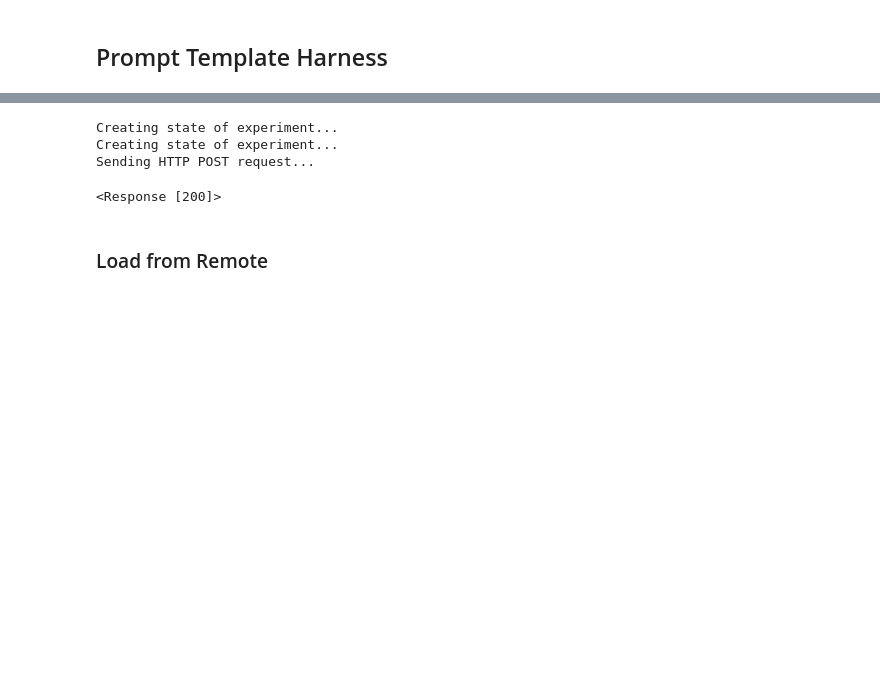
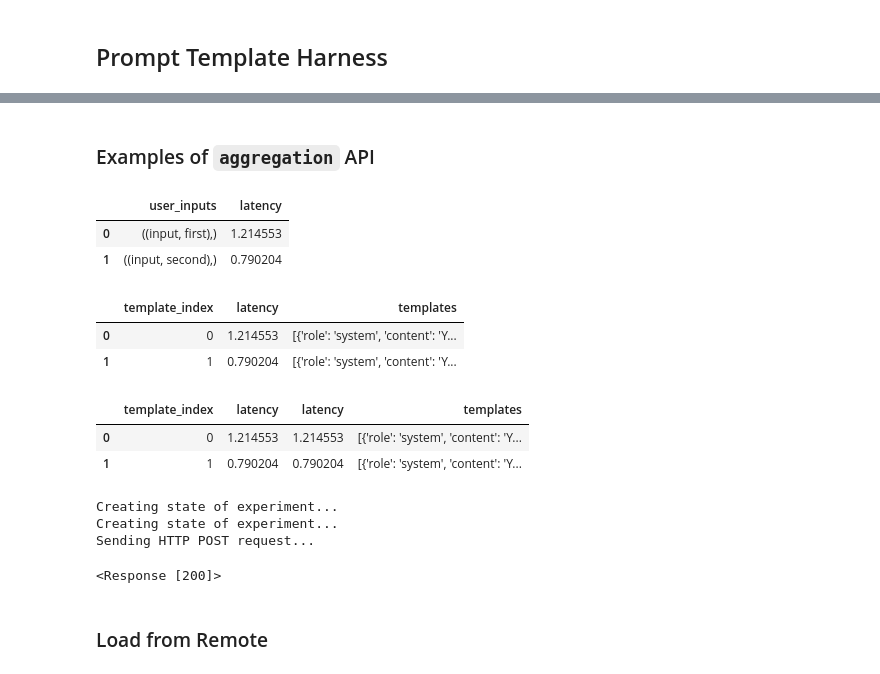
Before and after one commit to hegelai/prompttools, a Jupyter notebook: examples/notebooks/remote/Saving_and_Loading_ExperimentHarness_to_Remote.ipynb, the cells around one changed output, grey strips where cells are left out. Drawn from its saved outputs; the diff is of its cells as text; code cells hidden in the pictures; blank space fills up the shorter version.

Commit message:
Updating harness examples

```diff
--- a/examples/notebooks/remote/Saving_and_Loading_ExperimentHarness_to_Remote.ipynb
+++ b/examples/notebooks/remote/Saving_and_Loading_ExperimentHarness_to_Remote.ipynb
@@ -41,3 +41,26 @@ harness.visualize()
+# %% [markdown]
+### Examples of `aggregation` API
+# %%
+agg_df = harness.aggregate(groupby_column='user_inputs', aggregate_columns='latency', method='mean')
+agg_df
+# %% [output]
+|  | user_inputs | latency |
+| 0 | ((input, first),) | 1.214553 |
+| 1 | ((input, second),) | 0.790204 |
+# %%
+agg_df = harness.aggregate(groupby_column='templates', aggregate_columns='latency', method='mean')
+agg_df
+# %% [output]
+|  | template_index | latency | templates |
+| 0 | 0 | 1.214553 | [{'role': 'system', 'content': 'Y... |
+| 1 | 1 | 0.790204 | [{'role': 'system', 'content': 'Y... |
+# %%
+agg_df = harness.aggregate(groupby_column='templates', aggregate_columns=['latency', 'latency'], method='mean')
+agg_df
+# %% [output]
+|  | template_index | latency | latency | templates |
+| 0 | 0 | 1.214553 | 1.214553 | [{'role': 'system', 'content': 'Y... |
+| 1 | 1 | 0.790204 | 0.790204 | [{'role': 'system', 'content': 'Y... |
 # %%
 harness.save_experiment("HistoryExam")
 # %% [output]
```
Also changed, not shown: parts of 1 cell of this notebook.
